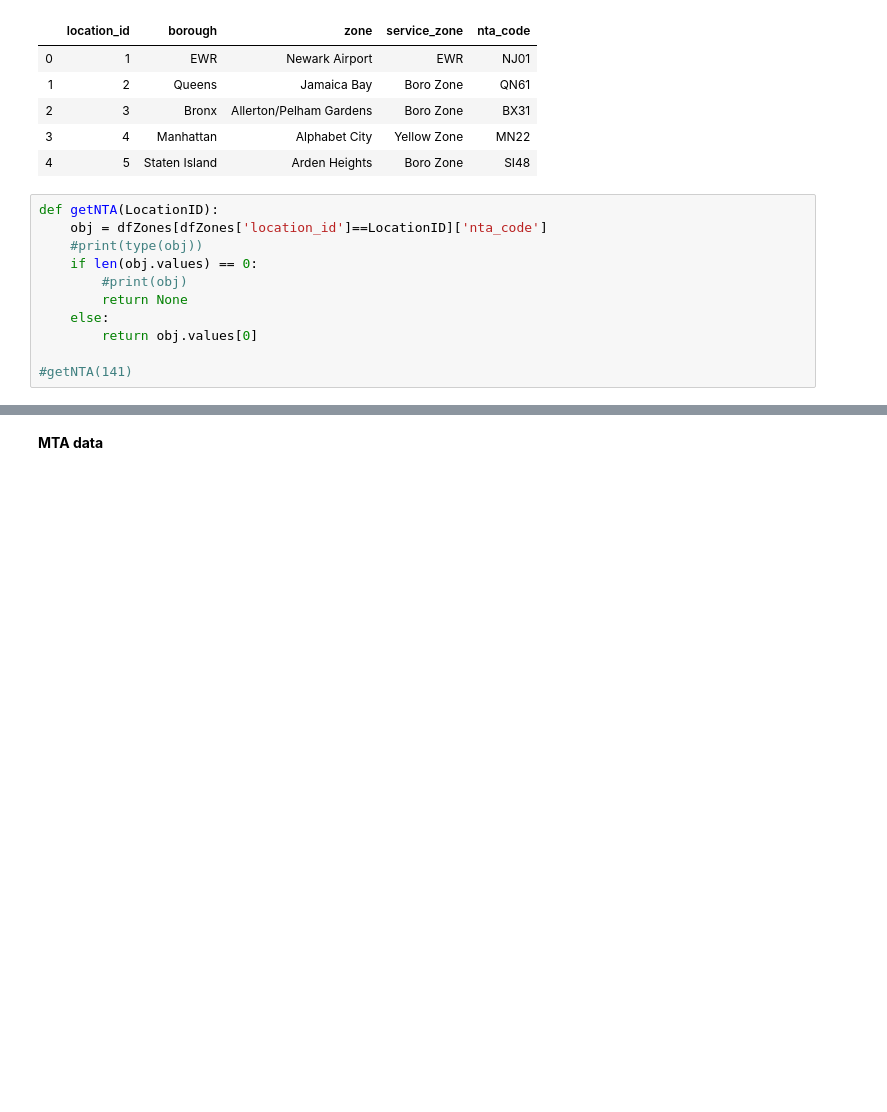
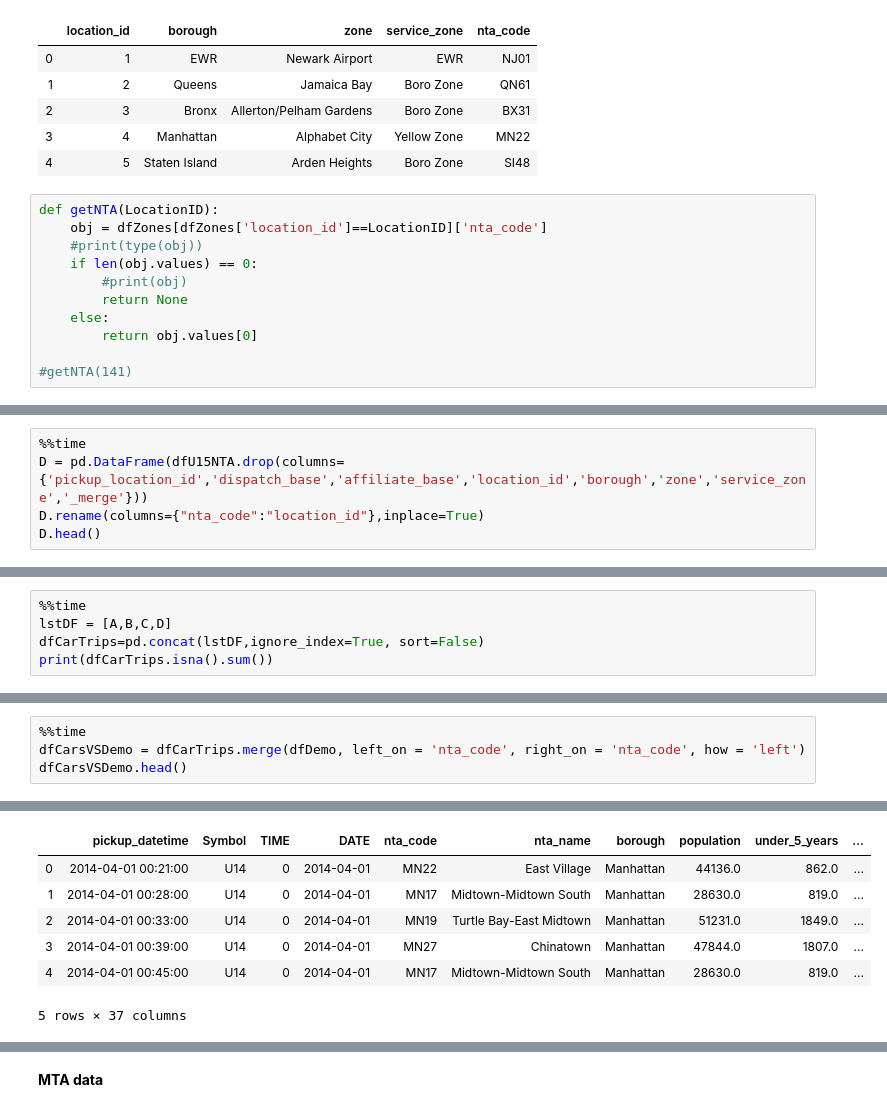
Before and after one commit to sirjulian19/dathaton, a Jupyter notebook: Datathon.ipynb, the cells around one changed output, grey strips where cells are left out. Drawn from its saved outputs; the diff is of its cells as text; blank space fills up the shorter version.

```diff
--- a/Datathon.ipynb
+++ b/Datathon.ipynb
@@ -697,0 +737,5 @@ dfU15.head()
+# %%
+%%time
+D = pd.DataFrame(dfU15NTA.drop(columns={'pickup_location_id','dispatch_base','affiliate_base','location_id','borough','zone','service_zone','_merge'}))
+D.rename(columns={"nta_code":"location_id"},inplace=True)
+D.head()
@@ -697,0 +751,5 @@ dfU15.head()
+# %%
+%%time
+lstDF = [A,B,C,D]
+dfCarTrips=pd.concat(lstDF,ignore_index=True, sort=False)
+print(dfCarTrips.isna().sum())
@@ -697,0 +791,5 @@ dfU15.head()
+# %%
+%%time
+dfCarsVSDemo = dfCarTrips.merge(dfDemo, left_on = 'nta_code', right_on = 'nta_code', how = 'left')
+dfCarsVSDemo.head()
+# %% [output]
@@ -697,0 +798,7 @@ dfU15.head()
+|  | pickup_datetime | Symbol | TIME | DATE | nta_code | nta_name | borough | population | under_5_years | ... |
+| 0 | 2014-04-01 00:21:00 | U14 | 0 | 2014-04-01 | MN22 | East Village | Manhattan | 44136.0 | 862.0 | ... |
+| 1 | 2014-04-01 00:28:00 | U14 | 0 | 2014-04-01 | MN17 | Midtown-Midtown South | Manhattan | 28630.0 | 819.0 | ... |
+| 2 | 2014-04-01 00:33:00 | U14 | 0 | 2014-04-01 | MN19 | Turtle Bay-East Midtown | Manhattan | 51231.0 | 1849.0 | ... |
+| 3 | 2014-04-01 00:39:00 | U14 | 0 | 2014-04-01 | MN27 | Chinatown | Manhattan | 47844.0 | 1807.0 | ... |
+| 4 | 2014-04-01 00:45:00 | U14 | 0 | 2014-04-01 | MN17 | Midtown-Midtown South | Manhattan | 28630.0 | 819.0 | ... |
+5 rows × 37 columns
```
Also changed, not shown: parts of 39 cells of this notebook.
